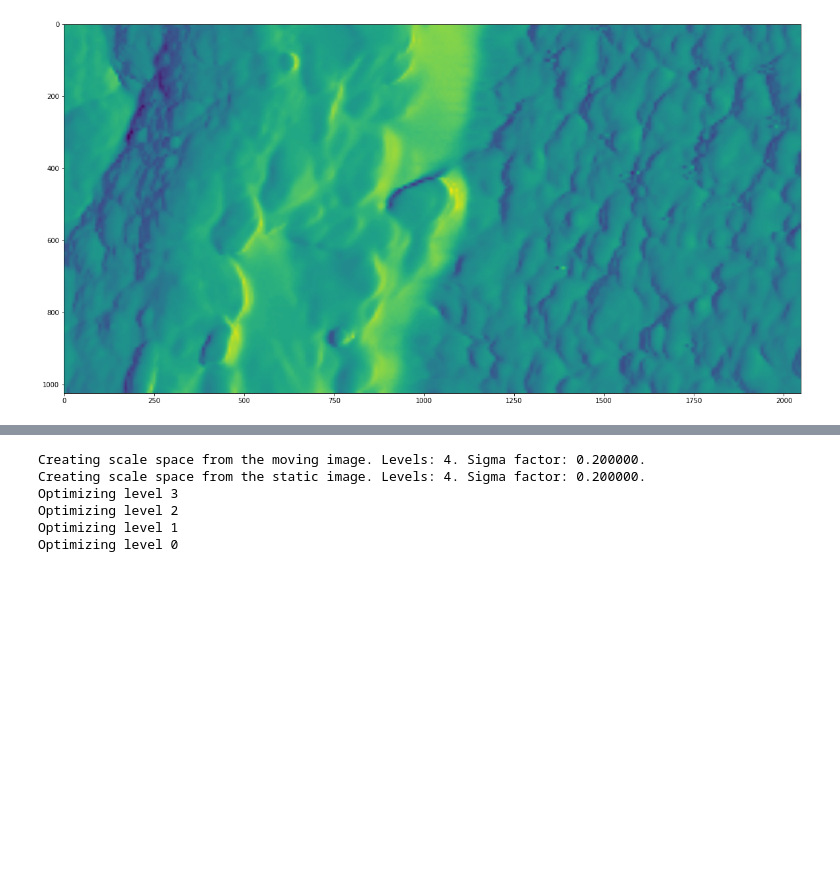
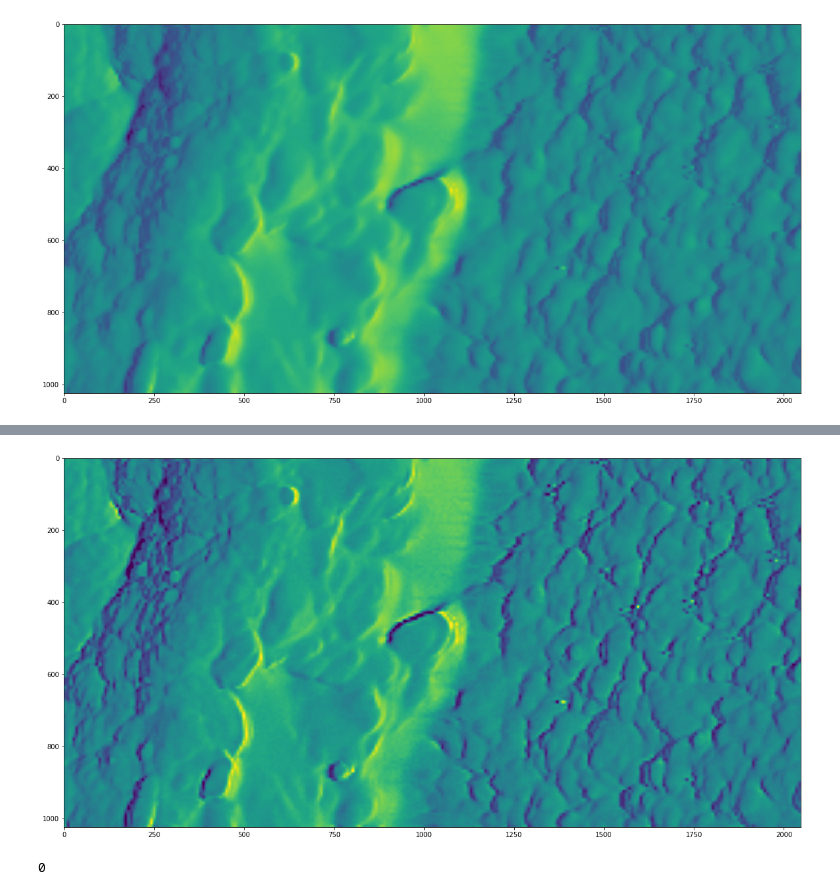
Before and after one commit to General-Ilya/EnhancedAFM, a Jupyter notebook: AlignmentZtoCPD/AreaPreservingWarp.ipynb, the cells around one changed output, grey strips where cells are left out. Saved outputs shown, nothing was run; the diff lists cells and outputs as text; code cells hidden in the pictures; blank space fills up the shorter version.

```diff
--- a/AlignmentZtoCPD/AreaPreservingWarp.ipynb
+++ b/AlignmentZtoCPD/AreaPreservingWarp.ipynb
@@ -44 +52,9 @@ plt.show()
+# %%
+blur = cv2.GaussianBlur(illumination_upsample, (25,25), 20)
+illumination_upsample_sharp = cv2.addWeighted(blur, -2, illumination_upsample, 3,0)
+plt.figure(figsize=(20,20))
+plt.imshow(illumination_upsample_sharp)
+plt.show()
+# %% [output]
+[figure, added]
 # %%
@@ -57,9 +72,0 @@ sdr = SymmetricDiffeomorphicRegistration(metric, level_iters, inv_iter = 50)
-# %%
-mapping = sdr.optimize(dark_upsample, illumination_upsample)
-# %% [output]
-Creating scale space from the moving image. Levels: 4. Sigma factor: 0.200000.
-Creating scale space from the static image. Levels: 4. Sigma factor: 0.200000.
-Optimizing level 3
-Optimizing level 2
-Optimizing level 1
-Optimizing level 0
@@ -67,0 +107,11 @@ warped = mapping.transform(moving)
+# %%
+counter = 0
+def command_iteration(method) :
+    global counter
+    counter =+ 1
+    if counter % 10 == 0:
+        print("{0:3} = {1:10.5f}".format(method.GetOptimizerIteration(),
+                                         method.GetMetricValue()))
+R.AddCommand( sitk.sitkIterationEvent, lambda: command_iteration(R) )
+# %% [output]
+0
```
Also changed, not shown: parts of 15 cells of this notebook.
